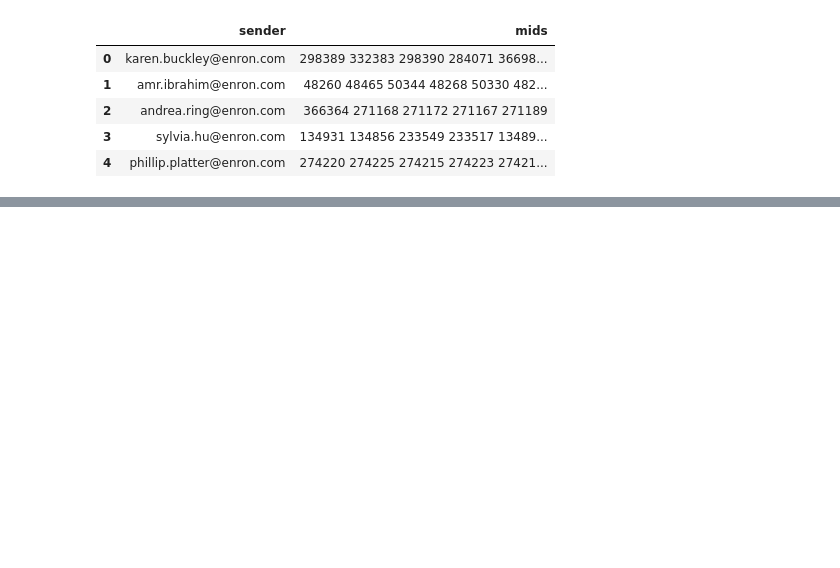
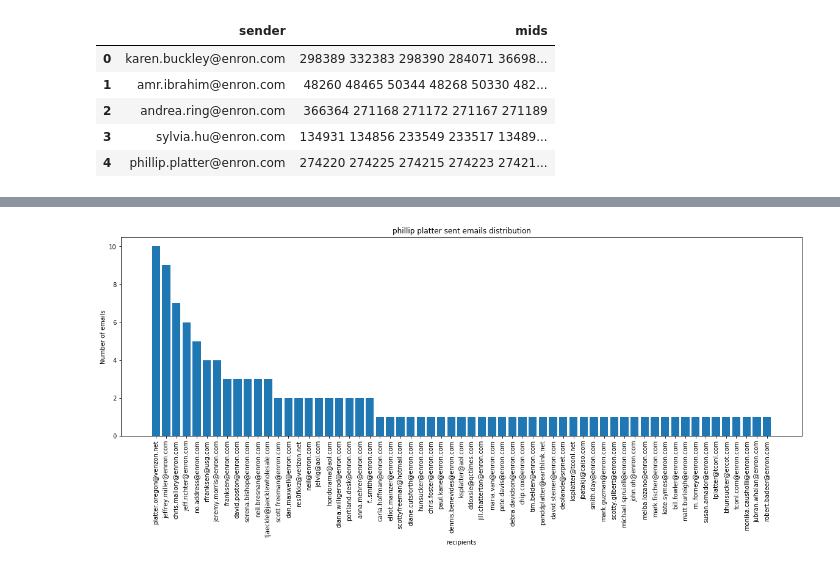
Before and after one commit to GRichard513/Mail_Recipients, a Jupyter notebook: Email_recipient_recommandation.ipynb, the cells around one changed output, grey strips where cells are left out. Cells and saved outputs as stored; diff of their text form; code cells hidden in the pictures; blank space fills up the shorter version.

```diff
--- a/Email_recipient_recommandation.ipynb
+++ b/Email_recipient_recommandation.ipynb
@@ -64,0 +373,13 @@ test.head()
+# %%
+expl = [x for x in address_books['phillip.platter@enron.com']]
+x_val = [x[0] for x in expl]
+y_val = [x[1] for x in expl]
+fig = plt.figure(figsize=[20,6])
+plt.bar(range(len(y_val)), y_val, align='center')
+plt.xticks(range(len(y_val)), x_val, rotation='vertical')
+plt.ylabel('Number of emails')
+plt.xlabel('recipients')
+plt.title('phillip platter sent emails distribution')
+plt.show()
+# %% [output]
+[figure, added]
```
Also changed, not shown: parts of 44 cells of this notebook.
